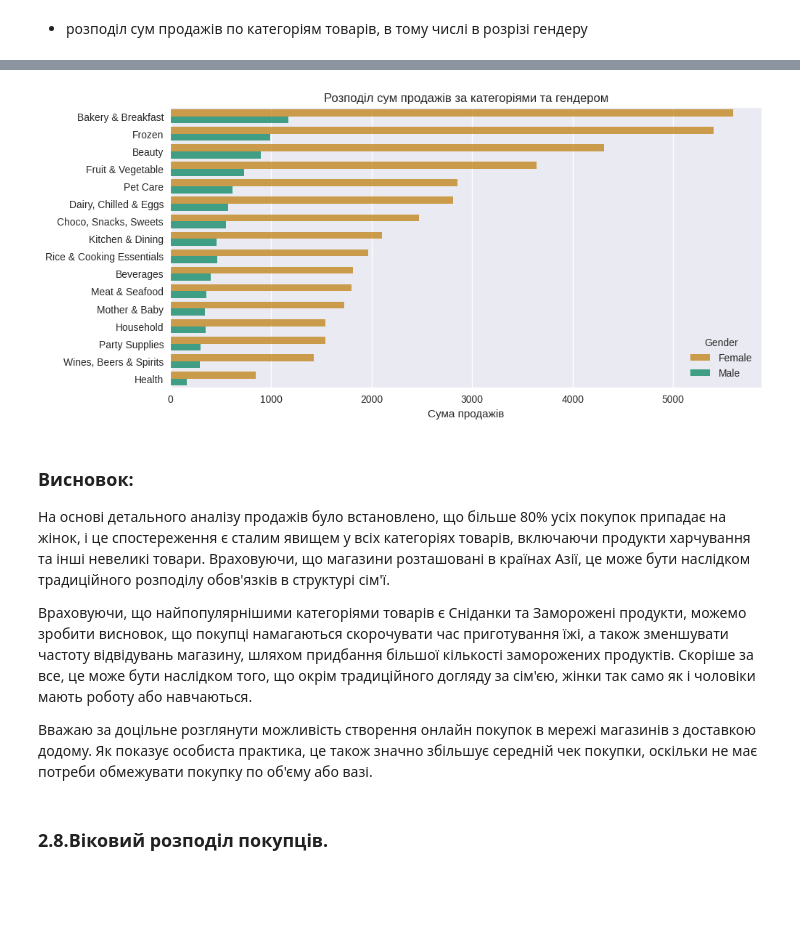
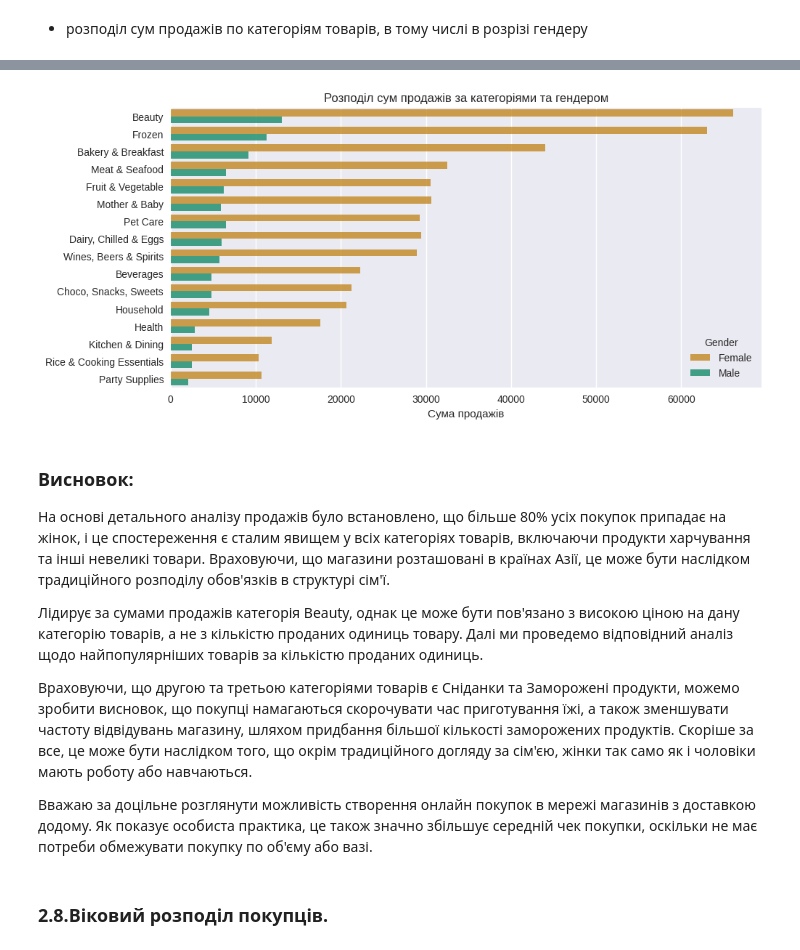
Before and after one commit to Garina006/python_for_date_analysis, a Jupyter notebook: Final Project - Grocery store sales analysis.ipynb, the cells around one changed output, grey strips where cells are left out. Drawn from its saved outputs; the diff is of its cells as text; code cells hidden in the pictures; blank space fills up the shorter version.

```diff
--- a/Final Project - Grocery store sales analysis.ipynb
+++ b/Final Project - Grocery store sales analysis.ipynb
@@ -621,23 +600,28 @@ pivot_category
 # %%
 plt.figure(figsize=(10.5, 5))
-category_order = clean_data['Category'].value_counts().index
-sns.countplot(data=clean_data,
-              y='Category',
-              hue='Gender',
-              dodge=True,
-              palette=colors_for_gender,
-              alpha=0.8,
-              order=category_order)
+category_order = clean_data.groupby('Category')['Amount'].sum().sort_values(ascending=False).index
+sns.barplot(data=clean_data,
+            y='Category',
+            x='Amount',
+            hue='Gender',
+            estimator="sum",
+            errorbar=None,
+            palette=colors_for_gender,
+            alpha=0.8,
+            order=category_order)
+
 plt.xlabel('Сума продажів')
 plt.ylabel('')
 plt.title('Розподіл сум продажів за категоріями та гендером');
 # %% [output]
-[figure, old version]
+[figure, new version]
 # %% [markdown]
 ### Висновок:
 На основі детального аналізу продажів було встановлено, що більше 80% усіх покупок припадає на жінок, і це спостереження є сталим явищем у всіх категоріях товарів, включаючи продукти харчування та інші невеликі товари. Враховуючи, що магазини розташовані в країнах Азії, це може бути наслідком традиційного розподілу обов'язків в структурі сім'ї.
 
-Враховуючи, що найпопулярнішими категоріями товарів є Сніданки та Заморожені продукти, можемо зробити висновок, що покупці намагаються скорочувати час приготування їжі, а також зменшувати частоту відвідувань магазину, шляхом придбання більшої кількості заморожених продуктів. Скоріше за все, це може бути наслідком того, що окрім традиційного догляду за сім'єю, жінки так само як і чоловіки мають роботу або навчаються.
+Лідирує за сумами продажів категорія Beauty, однак це може бути пов'язано з високою ціною на дану категорію товарів, а не з кількістю проданих одиниць товару. Далі ми проведемо відповідний аналіз щодо найпопулярніших товарів за кількістю проданих одиниць.
+
+Враховуючи, що другою та третьою категоріями товарів є Сніданки та Заморожені продукти, можемо зробити висновок, що покупці намагаються скорочувати час приготування їжі, а також зменшувати частоту відвідувань магазину, шляхом придбання більшої кількості заморожених продуктів. Скоріше за все, це може бути наслідком того, що окрім традиційного догляду за сім'єю, жінки так само як і чоловіки мають роботу або навчаються.
 
 Вважаю за доцільне розглянути можливість створення онлайн покупок в мережі магазинів з доставкою додому. Як показує особиста практика, це також значно збільшує середній чек покупки, оскільки не має потреби обмежувати покупку по об'єму або вазі.
 # %% [markdown]
```
Also changed, not shown: parts of 5 cells of this notebook.
